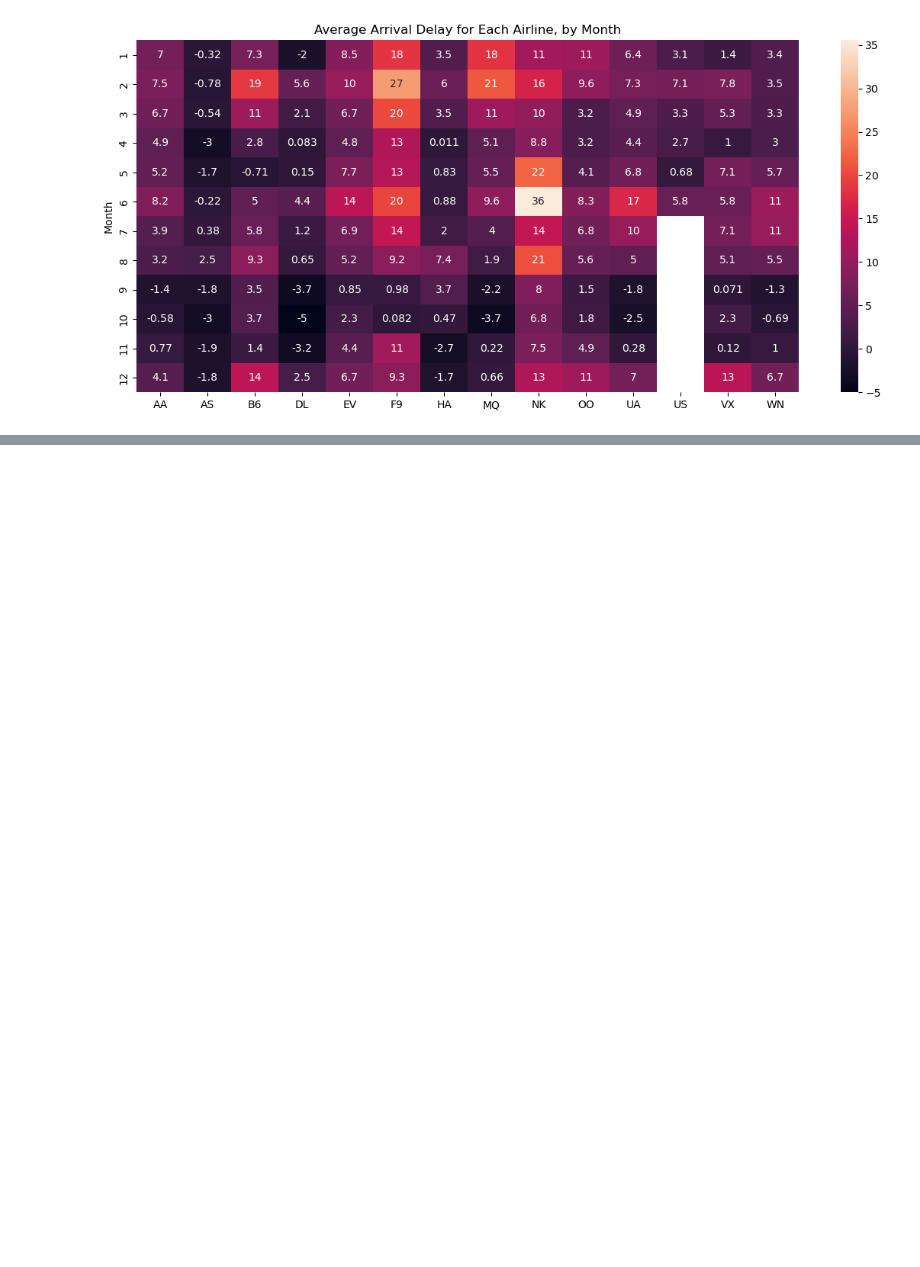
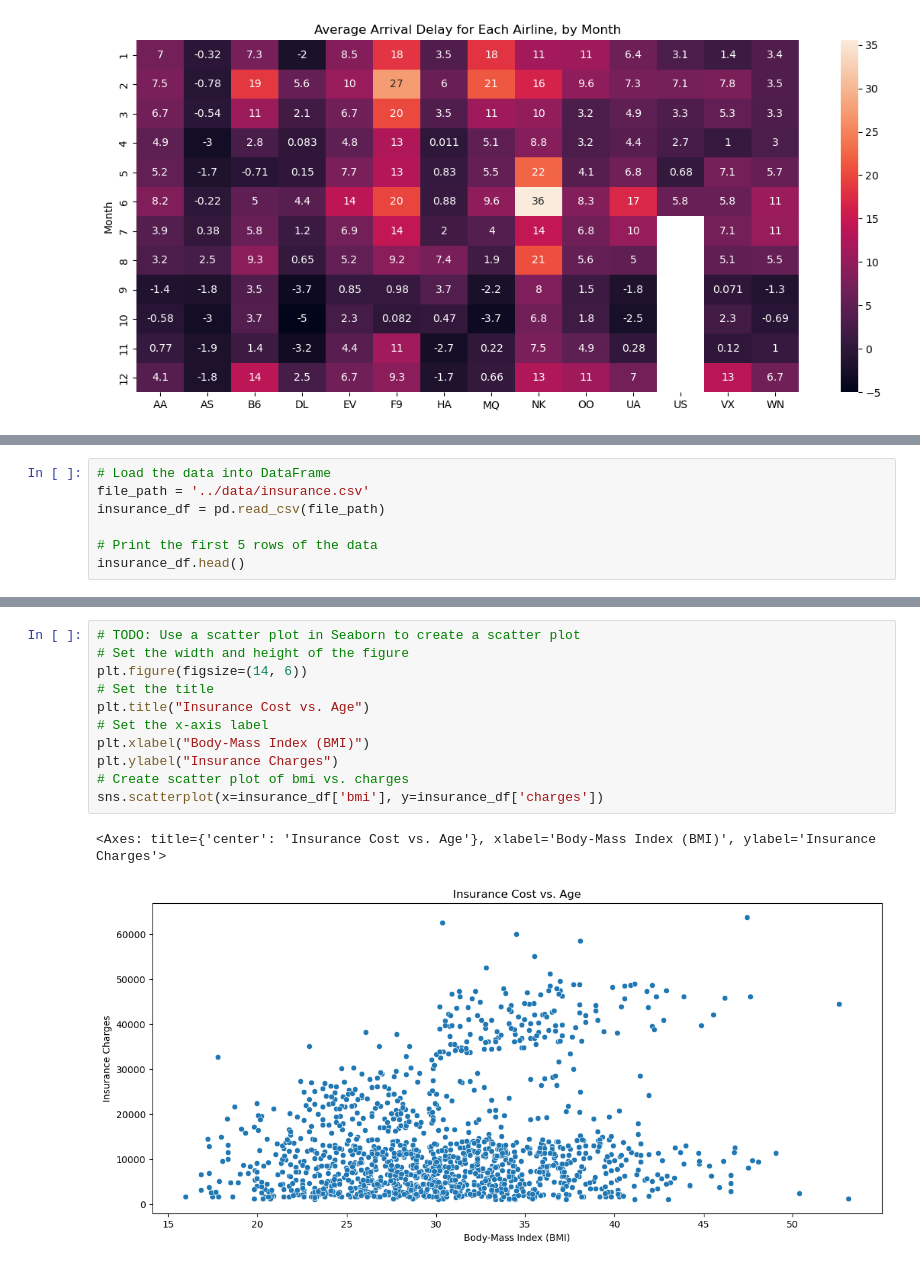
Before and after one commit to CS4580/my-notes-kadevirgil, a Jupyter notebook: module6/notes.ipynb, the cells around one changed output, grey strips where cells are left out. Saved outputs shown, nothing was run; the diff lists cells and outputs as text; blank space fills up the shorter version.

```diff
--- a/module6/notes.ipynb
+++ b/module6/notes.ipynb
@@ -222,0 +228,7 @@ sns.heatmap(data=flight_delay_df, annot=True)
+# %%
+# Load the data into DataFrame
+file_path = '../data/insurance.csv'
+insurance_df = pd.read_csv(file_path)
+
+# Print the first 5 rows of the data
+insurance_df.head()
@@ -222,0 +242,14 @@ sns.heatmap(data=flight_delay_df, annot=True)
+# %%
+# TODO: Use a scatter plot in Seaborn to create a scatter plot
+# Set the width and height of the figure
+plt.figure(figsize=(14, 6))
+# Set the title
+plt.title("Insurance Cost vs. Age")
+# Set the x-axis label
+plt.xlabel("Body-Mass Index (BMI)")
+plt.ylabel("Insurance Charges")
+# Create scatter plot of bmi vs. charges
+sns.scatterplot(x=insurance_df['bmi'], y=insurance_df['charges'])
+# %% [output]
+<Axes: title={'center': 'Insurance Cost vs. Age'}, xlabel='Body-Mass Index (BMI)', ylabel='Insurance Charges'>
+[figure, added]
```
Also changed, not shown: parts of 7 cells of this notebook, 1 other file.
